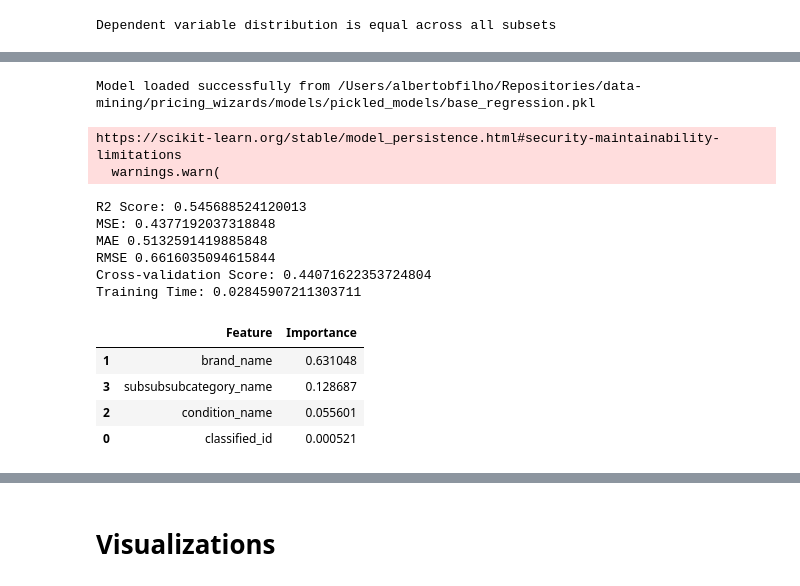
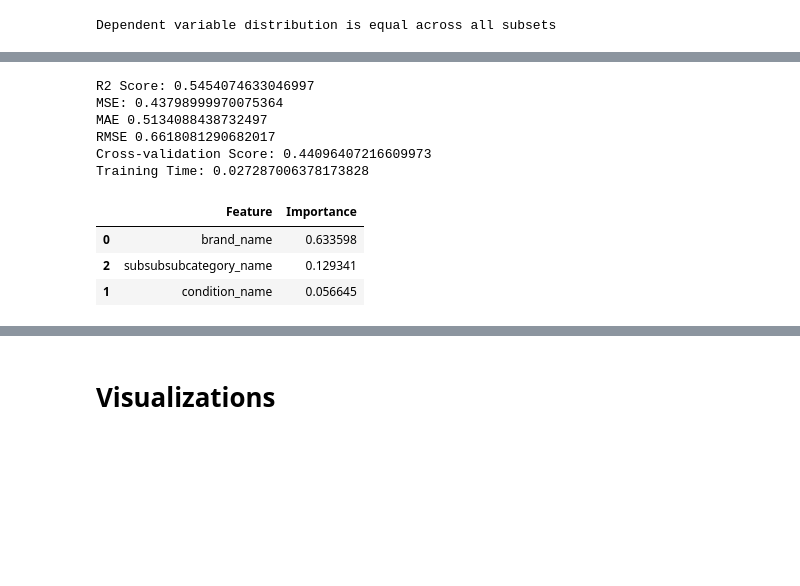
Before and after one commit to RasKrebs/pricing_wizards, a Jupyter notebook: notebooks/random_forest.ipynb, the cells around one changed output, grey strips where cells are left out. Cells and saved outputs as stored; diff of their text form; code cells hidden in the pictures; blank space fills up the shorter version.

```diff
--- a/notebooks/random_forest.ipynb
+++ b/notebooks/random_forest.ipynb
@@ -69,56 +90,40 @@ Dependent variable distribution is equal across all subsets
-# %%
-# Current working directory
-cwd = os.getcwd()
-
-# model directory
-model_dir = os.path.join(cwd, 'models', 'pickled_models')
-
-with zipfile.ZipFile(f'{model_dir}/prediction_random_forest.pkl.zip', 'r') as zip_ref:
-    # Extract all contents to the specified directory
-    zip_ref.extractall(model_dir)
-
-random_forest = load_model(f'{model_dir}/base_regression.pkl')
-# %% [output]
-Model loaded successfully from /Users/albertobfilho/Repositories/data-mining/pricing_wizards/models/pickled_models/base_regression.pkl
-https://scikit-learn.org/stable/model_persistence.html#security-maintainability-limitations
-  warnings.warn(
-# %%
-# Evaluate the model using cross-validation and calculates the mean
-cv_scores: list = cross_val_score(random_forest, X_train, y_train, scoring='neg_mean_squared_error', cv=5)
-mse_mean_cv_linear: float = -np.mean(cv_scores)
-
-# Train the final model on the entire training set, measuring the training time in seconds
-start_time = time.time()
-random_forest.fit(X_train, y_train)
-end_time = time.time()
-
-# Calculate training time
-training_time = end_time - start_time
-
-# Evaluate the final model on the test set
-y_pred_test = random_forest.predict(X_test)
-
-regression_accuracy(y_pred_test, y_test)
-print("Cross-validation Score:", mse_mean_cv_linear)
-print("Training Time:", training_time_linear)
-# %% [output]
-R2 Score: 0.545688524120013
-MSE: 0.4377192037318848
-MAE 0.5132591419885848
-RMSE 0.6616035094615844
-Cross-validation Score: 0.44071622353724804
-Training Time: 0.02845907211303711
+# %%
+# Evaluate the model using cross-validation and calculates the mean
+cv_scores: list = cross_val_score(random_forest, drop_helpers(data.X_train), data.y_train, scoring='neg_mean_squared_error', cv=5)
+mse_mean_cv: float = -np.mean(cv_scores)
+
+# Train the final model on the entire training set, measuring the training time in seconds
+start_time = time.time()
+random_forest.fit(drop_helpers(data.X_train), data.y_train)
+end_time = time.time()
+
+# Calculate training time
+training_time = end_time - start_time
+
+# Evaluate the final model on the test set
+y_pred_test_base = random_forest.predict(drop_helpers(data.X_test))
+
+y_test_base = data.y_test
+regression_accuracy(y_pred_test_base, y_test_base)
+print("Cross-validation Score:", mse_mean_cv)
+print("Training Time:", training_time)
+# %% [output]
+R2 Score: 0.5454074633046997
+MSE: 0.43798999970075364
+MAE 0.5134088438732497
+RMSE 0.6618081290682017
+Cross-validation Score: 0.44096407216609973
+Training Time: 0.027287006378173828
 # %%
 # Calculate permutation importances for the regressor to have a similar metric between the models
-feature_importances_values = permutation_importance(random_forest, X_test, y_test, n_repeats=10, random_state=42).importances_mean
-feature_importance = pd.DataFrame({'Feature': X_val.columns, 'Importance': feature_importances_values})
+feature_importances_values = permutation_importance(random_forest, drop_helpers(data.X_test), y_test_base, n_repeats=10, random_state=42).importances_mean
+feature_importance = pd.DataFrame({'Feature': drop_helpers(data.X_train).columns, 'Importance': feature_importances_values})
 feature_importance.sort_values(by='Importance', ascending=False)
 # %% [output]
 |  | Feature | Importance |
-| 1 | brand_name | 0.631048 |
-| 3 | subsubsubcategory_name | 0.128687 |
-| 2 | condition_name | 0.055601 |
-| 0 | classified_id | 0.000521 |
+| 0 | brand_name | 0.633598 |
+| 2 | subsubsubcategory_name | 0.129341 |
+| 1 | condition_name | 0.056645 |
 # %%
 # Feature importance based on regressor coefficients
 model_coef = random_forest.coef_
```
Also changed, not shown: parts of 13 cells of this notebook, 1 other file.
